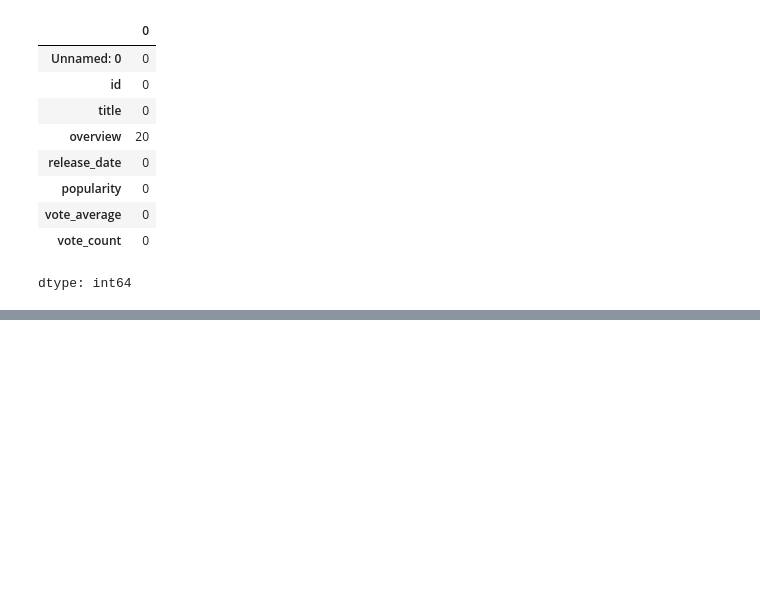
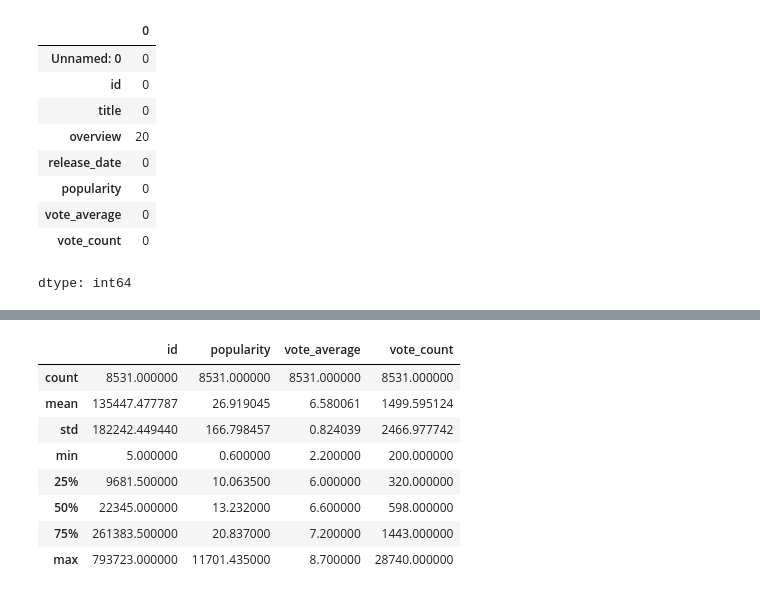
Before and after one commit to AceFroster/Movie-Recommendation, a Jupyter notebook: Movie.ipynb, the cells around one changed output, grey strips where cells are left out. Saved outputs shown, nothing was run; the diff lists cells and outputs as text; code cells hidden in the pictures; blank space fills up the shorter version.

```diff
--- a/Movie.ipynb
+++ b/Movie.ipynb
@@ -74,0 +103,12 @@ dtype: int64
+# %%
+df2.describe()
+# %% [output]
+|  | id | popularity | vote_average | vote_count |
+| count | 8531.000000 | 8531.000000 | 8531.000000 | 8531.000000 |
+| mean | 135447.477787 | 26.919045 | 6.580061 | 1499.595124 |
+| std | 182242.449440 | 166.798457 | 0.824039 | 2466.977742 |
+| min | 5.000000 | 0.600000 | 2.200000 | 200.000000 |
+| 25% | 9681.500000 | 10.063500 | 6.000000 | 320.000000 |
+| 50% | 22345.000000 | 13.232000 | 6.600000 | 598.000000 |
+| 75% | 261383.500000 | 20.837000 | 7.200000 | 1443.000000 |
+| max | 793723.000000 | 11701.435000 | 8.700000 | 28740.000000 |
```
Also changed, not shown: parts of 7 cells of this notebook.
